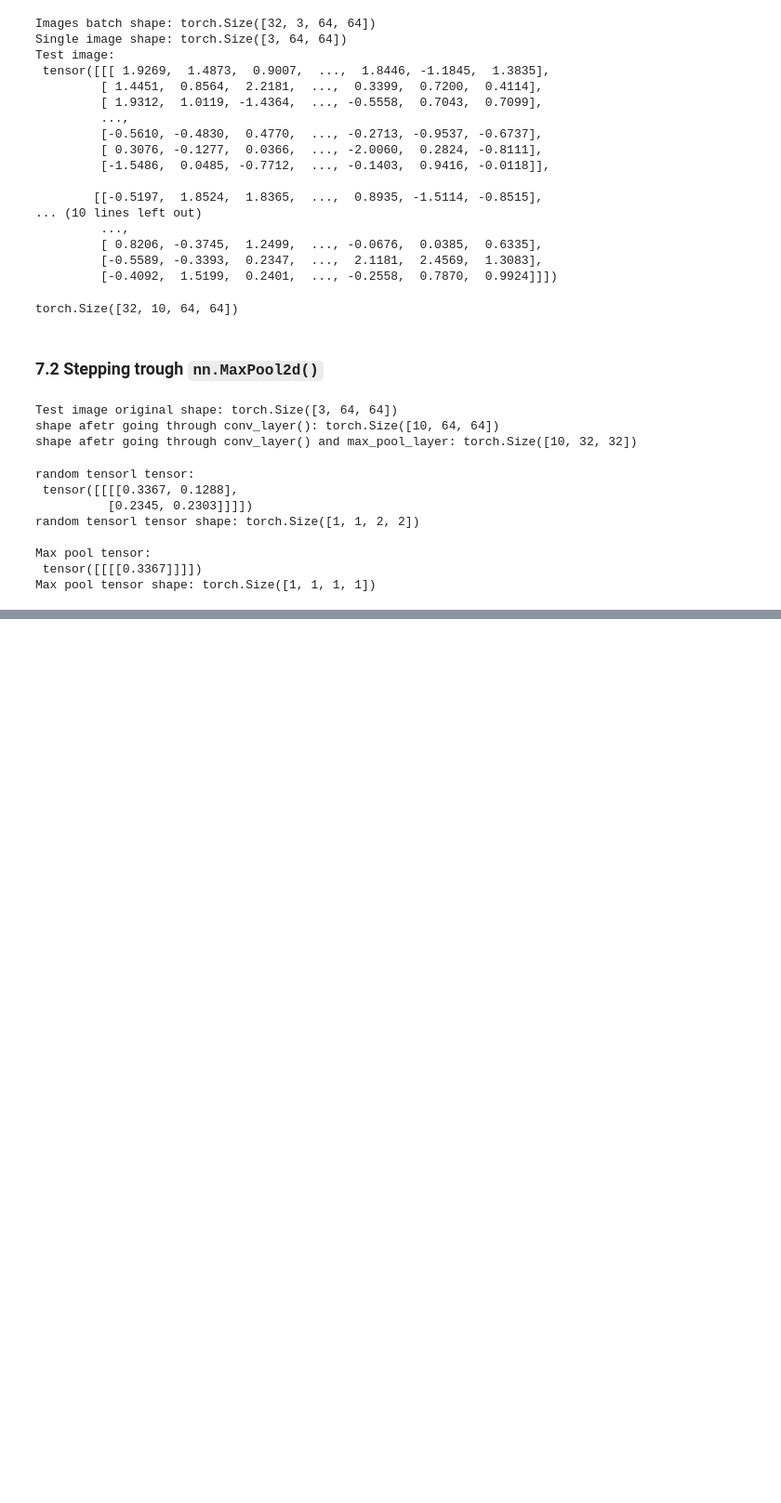
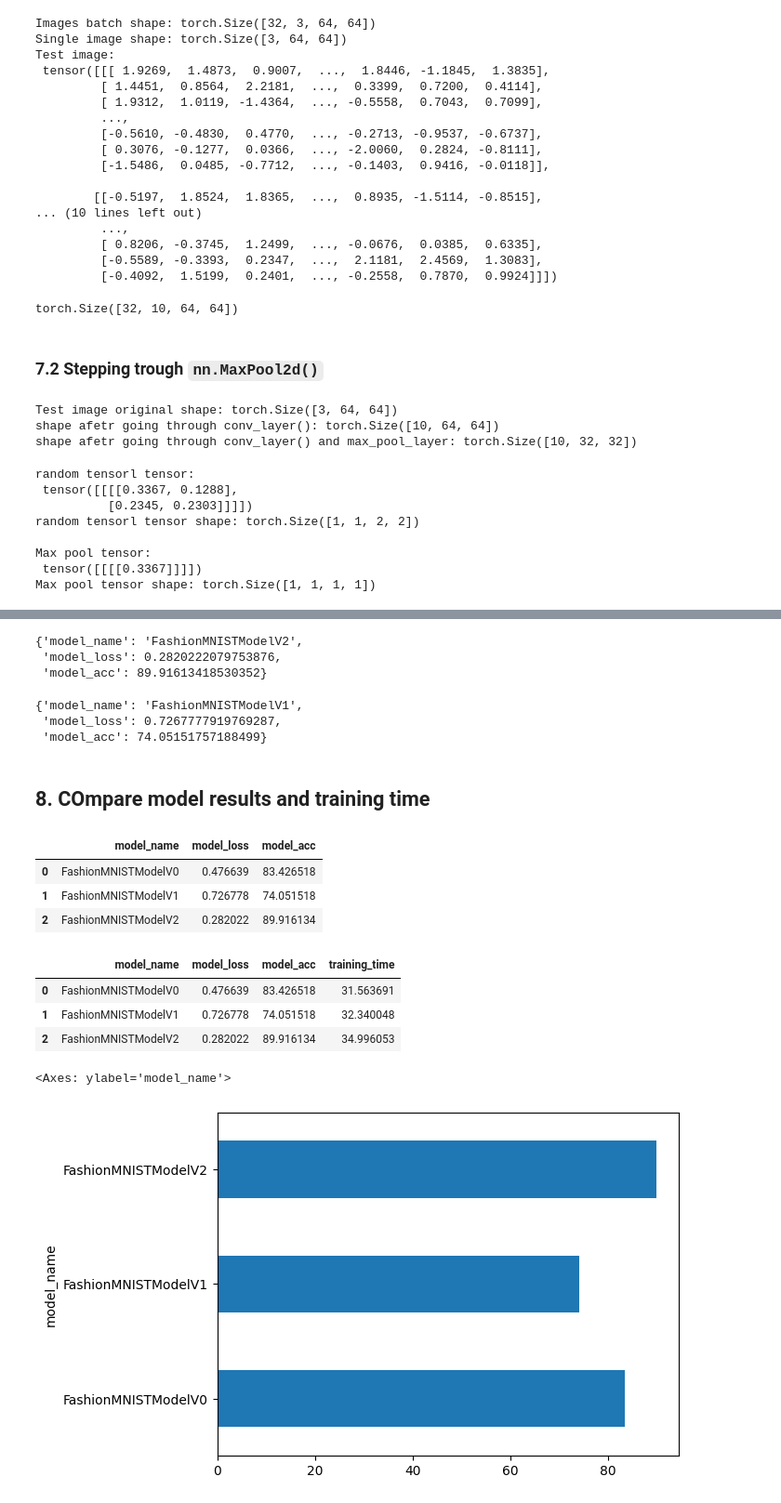
Before and after one commit to froestiago/pytorch-course, a Jupyter notebook: 03_computer_vision.ipynb, the cells around one changed output, grey strips where cells are left out. Shown at 93% size. Drawn from its saved outputs; the diff is of its cells as text; code cells hidden in the pictures; blank space fills up the shorter version.

```diff
--- a/03_computer_vision.ipynb
+++ b/03_computer_vision.ipynb
@@ -881,0 +894,7 @@ Max pool tensor shape: torch.Size([1, 1, 1, 1])
+# %%
+# Setup loss function/eval metrics/optimzer
+
+from helper_functions import accuracy_fn
+loss_fn = nn.CrossEntropyLoss()
+optimizer = torch.optim.SGD(params = model_2.parameters(),
+                            lr = 0.1)
@@ -881,0 +949,53 @@ Max pool tensor shape: torch.Size([1, 1, 1, 1])
+# %%
+# Get model_2 results
+
+model_2_results = eval_model(model = model_2,
+                             data_loader = test_dataloader,
+                             loss_fn = loss_fn,
+                             accuracy_fn = accuracy_fn,
+                             device = device)
+
+model_2_results
+# %% [output]
+{'model_name': 'FashionMNISTModelV2',
+ 'model_loss': 0.2820222079753876,
+ 'model_acc': 89.91613418530352}
+# %%
+model_1_results
+# %% [output]
+{'model_name': 'FashionMNISTModelV1',
+ 'model_loss': 0.7267777919769287,
+ 'model_acc': 74.05151757188499}
+# %% [markdown]
+## 8. COmpare model results and training time
+# %%
+import pandas as pd
+
+compare_results = pd.DataFrame([model_0_results,
+                               model_1_results,
+                               model_2_results])
+
+compare_results
+# %% [output]
+|  | model_name | model_loss | model_acc |
+| 0 | FashionMNISTModelV0 | 0.476639 | 83.426518 |
+| 1 | FashionMNISTModelV1 | 0.726778 | 74.051518 |
+| 2 | FashionMNISTModelV2 | 0.282022 | 89.916134 |
+# %%
+compare_results["training_time"] = [total_train_time_model_0,
+                                    total_train_time_model_1,
+                                    total_train_time_model_2]
+
+compare_results
+# %% [output]
+|  | model_name | model_loss | model_acc | training_time |
+| 0 | FashionMNISTModelV0 | 0.476639 | 83.426518 | 31.563691 |
+| 1 | FashionMNISTModelV1 | 0.726778 | 74.051518 | 32.340048 |
+| 2 | FashionMNISTModelV2 | 0.282022 | 89.916134 | 34.996053 |
+# %%
+# Vasualize model results
+
+compare_results.set_index('model_name')['model_acc'].plot(kind = 'barh')
+# %% [output]
+<Axes: ylabel='model_name'>
+[figure, added]
```
Also changed, not shown: parts of 15 cells of this notebook.
